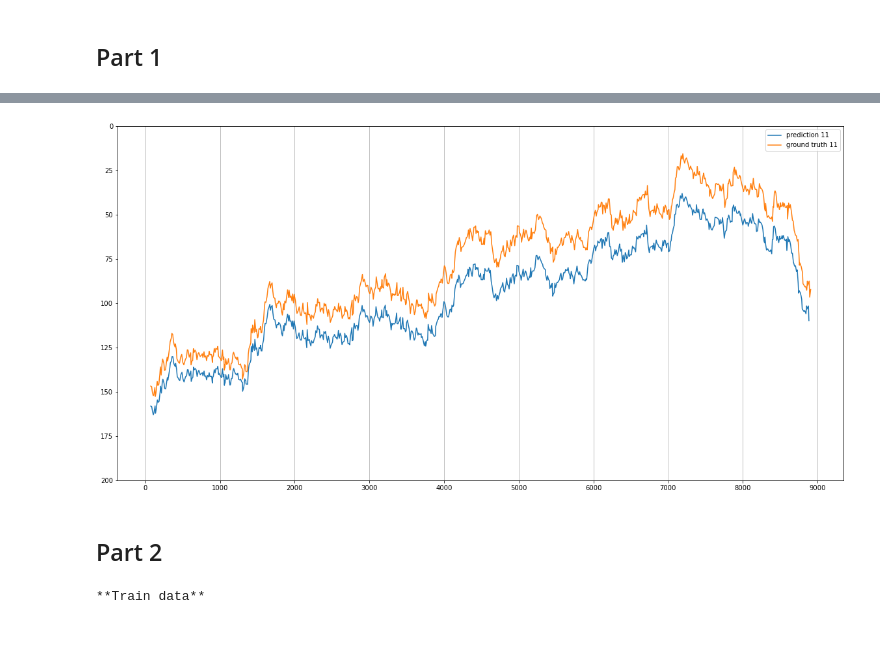
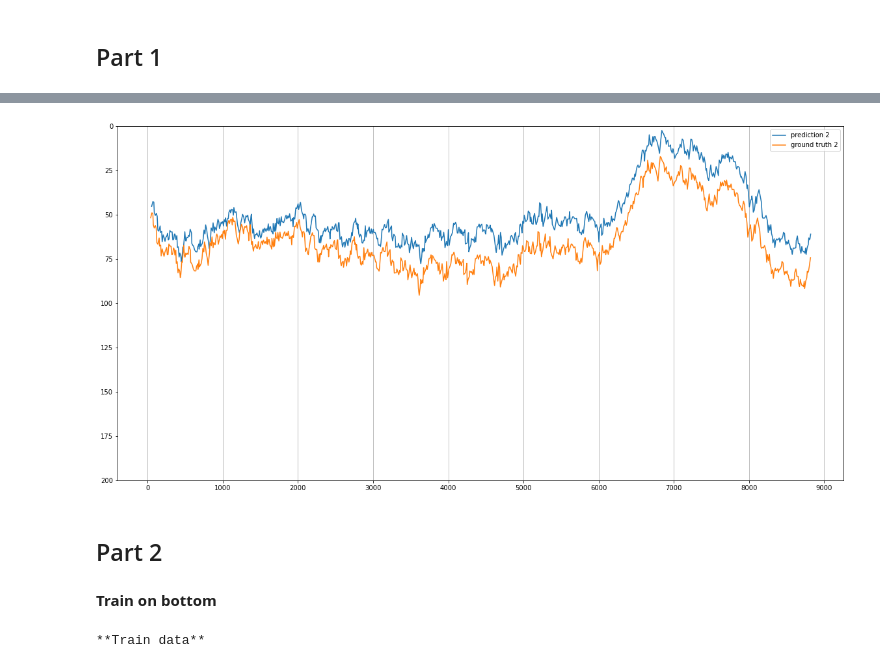
Before and after one commit to calvincbzhang/skyrmions-trajectory-prediction, a Jupyter notebook: src/regression/regression_4.ipynb, the cells around one changed output, grey strips where cells are left out. Saved outputs shown, nothing was run; the diff lists cells and outputs as text; code cells hidden in the pictures; blank space fills up the shorter version.

```diff
--- a/src/regression/regression_4.ipynb
+++ b/src/regression/regression_4.ipynb
@@ -90,9 +90,11 @@ Test ids: [0, 2, 3, 5, 6, 8, 11]
 # %%
-plot_prediction(data, pred_test_df, ids=[test_ids[-1]])
+plot_prediction(data, pred_test_df, ids=[test_ids[0]])
 # %% [output]
-[figure, old version]
+[figure, new version]
 # %% [markdown]
 ## Part 2
+# %% [markdown]
+**Train on bottom**
 # %%
 train_ids = data[data['frame'] == 0].nlargest(7, 'y')['particle'].tolist()
 test_ids = data[data['frame'] == 0].nsmallest(7, 'y')['particle'].tolist()
```
Also changed, not shown: parts of 35 cells of this notebook, 39 other files.
